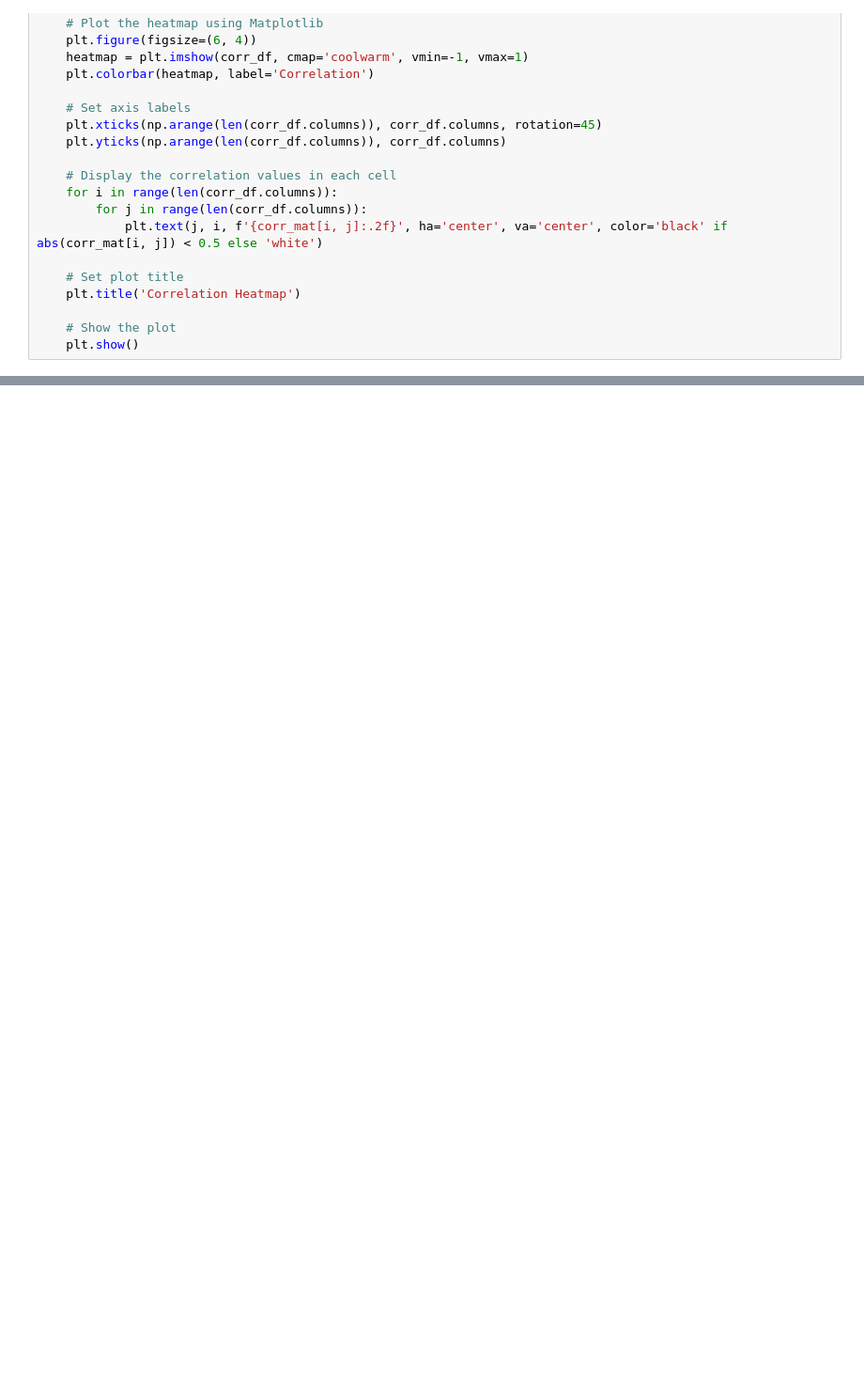
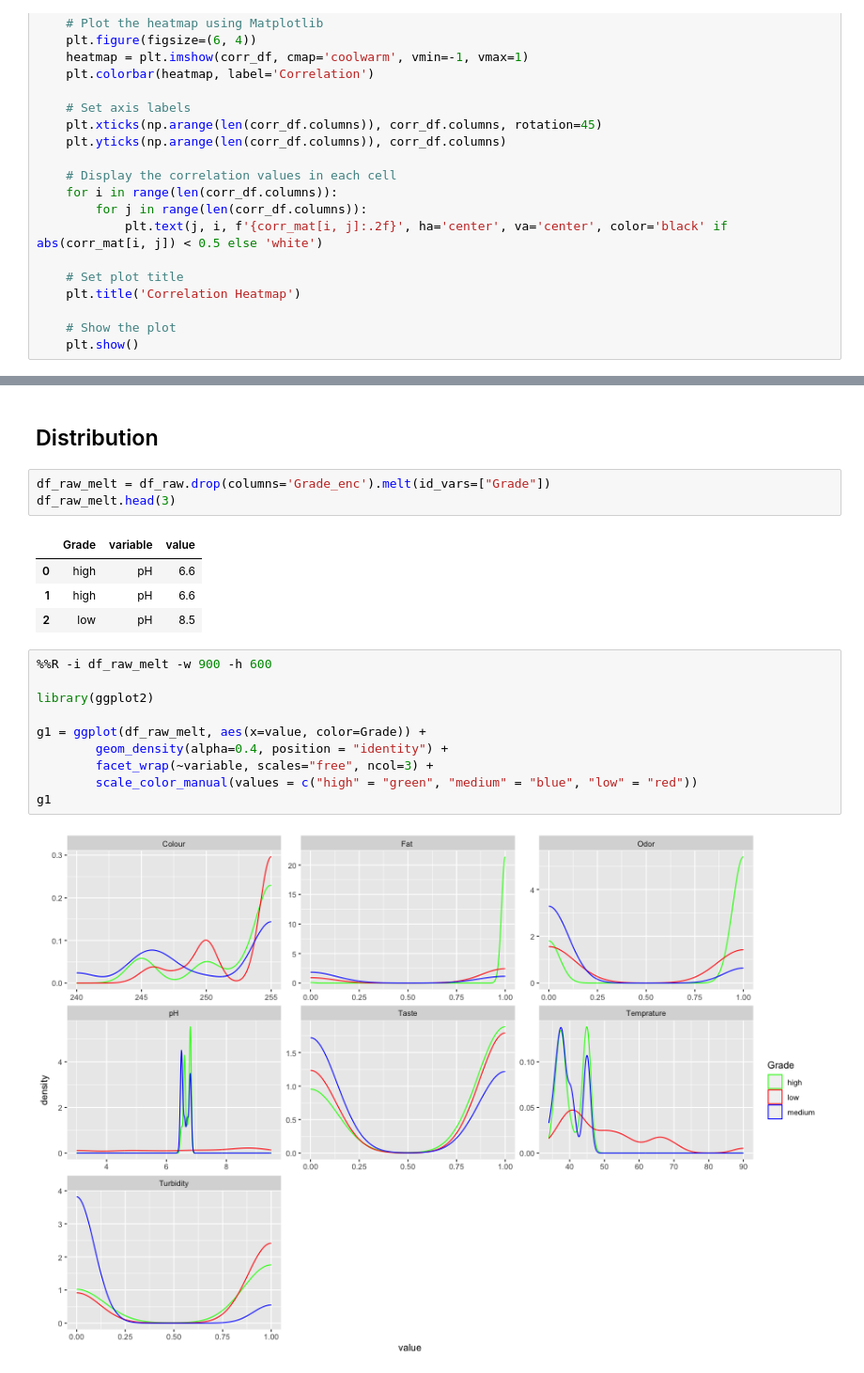
Before and after one commit to kulaphongj/milk_quality_prediction, a Jupyter notebook: 1_eda.ipynb, the cells around one changed output, grey strips where cells are left out. Shown at 94% size. Cells and saved outputs as stored; diff of their text form; blank space fills up the shorter version.

```diff
--- a/1_eda.ipynb
+++ b/1_eda.ipynb
@@ -197,0 +206,22 @@ plot_correlation_heat(df_raw, method='spearman')
+# %% [markdown]
+## Distribution
+# %%
+df_raw_melt = df_raw.drop(columns='Grade_enc').melt(id_vars=["Grade"])
+df_raw_melt.head(3)
+# %% [output]
+|  | Grade | variable | value |
+| 0 | high | pH | 6.6 |
+| 1 | high | pH | 6.6 |
+| 2 | low | pH | 8.5 |
+# %%
+%%R -i df_raw_melt -w 900 -h 600
+
+library(ggplot2)
+
+g1 = ggplot(df_raw_melt, aes(x=value, color=Grade)) +
+        geom_density(alpha=0.4, position = "identity") +
+        facet_wrap(~variable, scales="free", ncol=3) +
+        scale_color_manual(values = c("high" = "green", "medium" = "blue", "low" = "red"))
+g1
+# %% [output]
+[figure, added]
```
Also changed, not shown: parts of 10 cells of this notebook, 1 other file.
